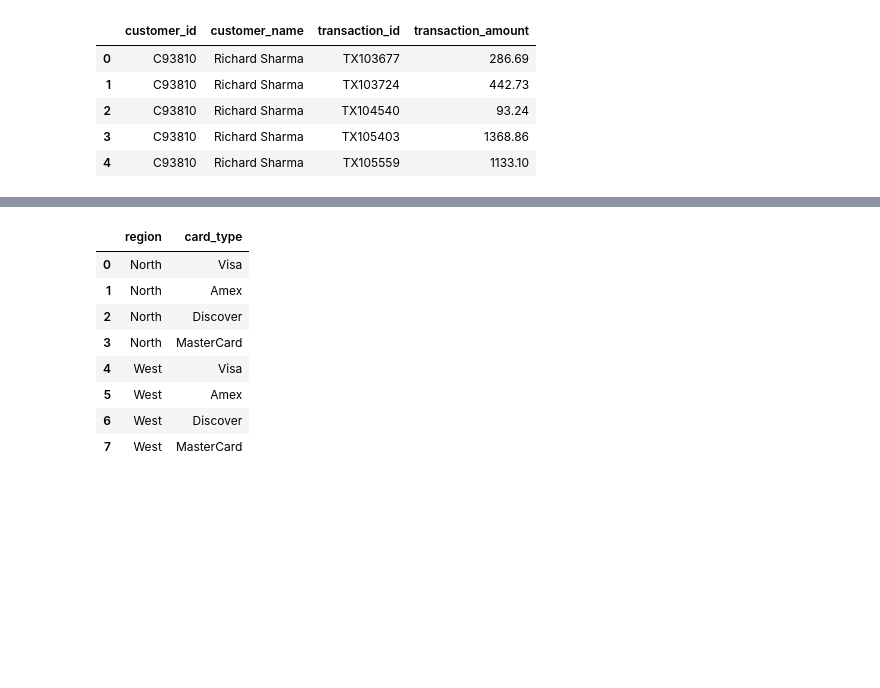
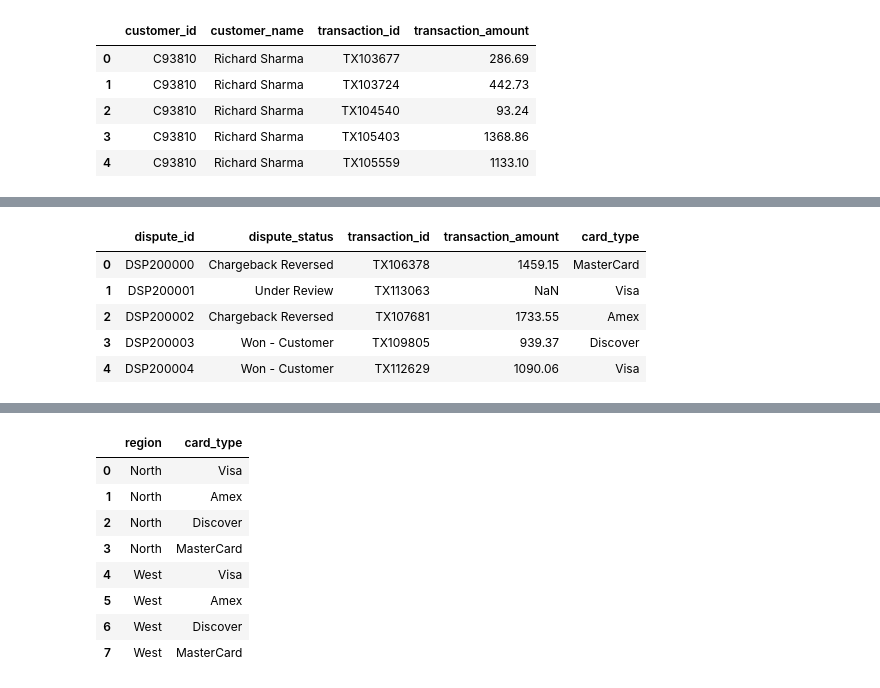
Before and after one commit to iankurbhatt/investigate-pandas, a Jupyter notebook: investigate_sql/04. joins_inner_left_cross.ipynb, the cells around one changed output, grey strips where cells are left out. Saved outputs shown, nothing was run; the diff lists cells and outputs as text; code cells hidden in the pictures; blank space fills up the shorter version.

```diff
--- a/investigate_sql/04. joins_inner_left_cross.ipynb
+++ b/investigate_sql/04. joins_inner_left_cross.ipynb
@@ -120,0 +140,18 @@ LIMIT 5;
+# %%
+%%sql
+SELECT
+    d.dispute_id,
+    d.dispute_status,
+    t.transaction_id,
+    t.transaction_amount,
+    t.card_type
+FROM disputes d
+RIGHT JOIN transactions t ON d.transaction_id = t.transaction_id
+LIMIT 5;
+# %% [output]
+|  | dispute_id | dispute_status | transaction_id | transaction_amount | card_type |
+| 0 | DSP200000 | Chargeback Reversed | TX106378 | 1459.15 | MasterCard |
+| 1 | DSP200001 | Under Review | TX113063 | NaN | Visa |
+| 2 | DSP200002 | Chargeback Reversed | TX107681 | 1733.55 | Amex |
+| 3 | DSP200003 | Won - Customer | TX109805 | 939.37 | Discover |
+| 4 | DSP200004 | Won - Customer | TX112629 | 1090.06 | Visa |
```
Also changed, not shown: parts of 15 cells of this notebook, 1 other file.
